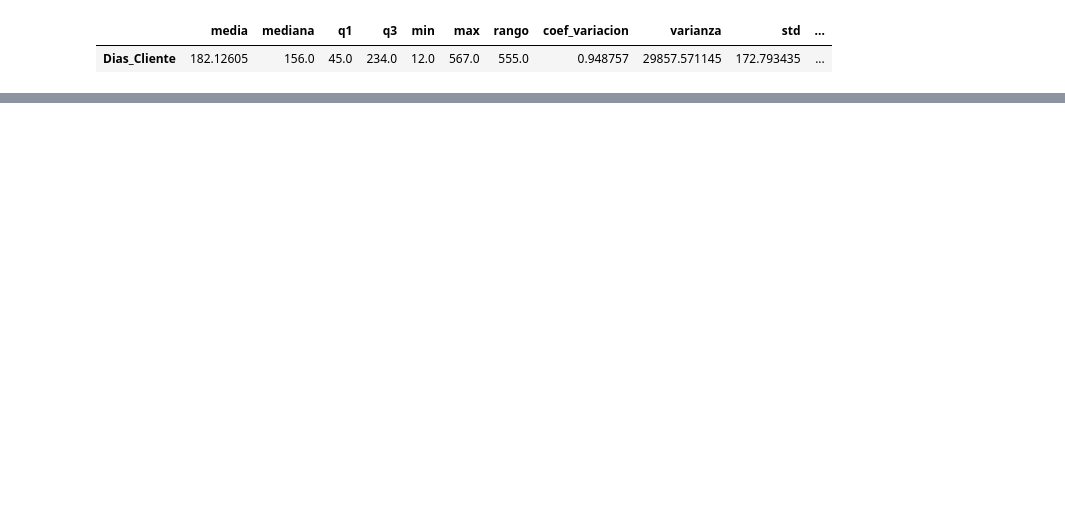
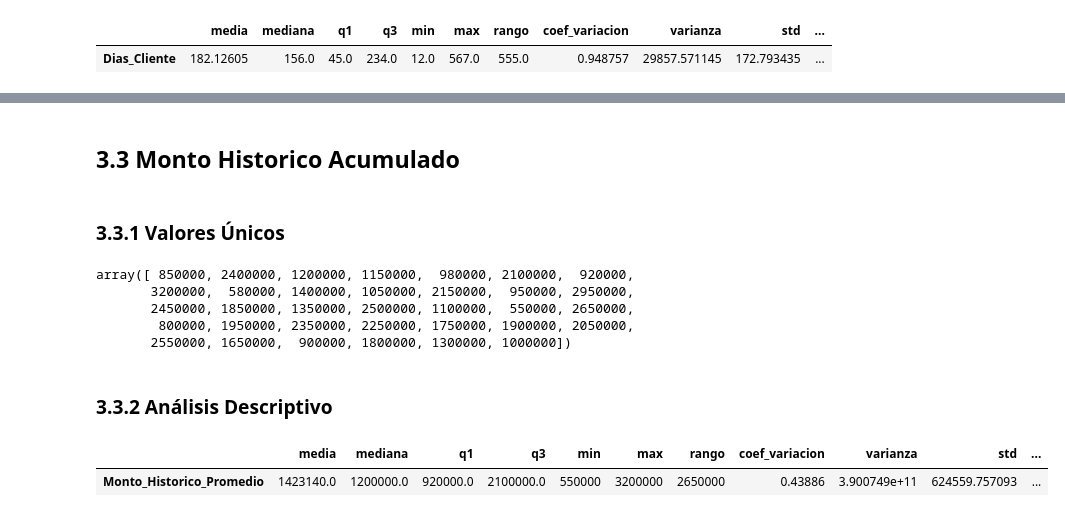
Before and after one commit to Joel-F-Alba-A/Taller_S9_Preprocesamiento_Datos, a Jupyter notebook: Taller_S9.ipynb, the cells around one changed output, grey strips where cells are left out. Saved outputs shown, nothing was run; the diff lists cells and outputs as text; code cells hidden in the pictures; blank space fills up the shorter version.

```diff
--- a/Taller_S9.ipynb
+++ b/Taller_S9.ipynb
@@ -244,0 +289,19 @@ plot_numeric_data('Dias_Cliente')
+# %% [markdown]
+## **3.3 Monto Historico Acumulado**
+# %% [markdown]
+### **3.3.1 Valores Únicos**
+# %%
+df['Monto_Historico_Promedio'].unique()
+# %% [output]
+array([ 850000, 2400000, 1200000, 1150000,  980000, 2100000,  920000,
+       3200000,  580000, 1400000, 1050000, 2150000,  950000, 2950000,
+       2450000, 1850000, 1350000, 2500000, 1100000,  550000, 2650000,
+        800000, 1950000, 2350000, 2250000, 1750000, 1900000, 2050000,
+       2550000, 1650000,  900000, 1800000, 1300000, 1000000])
+# %% [markdown]
+### **3.3.2 Análisis Descriptivo**
+# %%
+resumen_estadistico_df(df,"Monto_Historico_Promedio")
+# %% [output]
+|  | media | mediana | q1 | q3 | min | max | rango | coef_variacion | varianza | std | ... |
+| Monto_Historico_Promedio | 1423140.0 | 1200000.0 | 920000.0 | 2100000.0 | 550000 | 3200000 | 2650000 | 0.43886 | 3.900749e+11 | 624559.757093 | ... |
```
Also changed, not shown: parts of 23 cells of this notebook.
